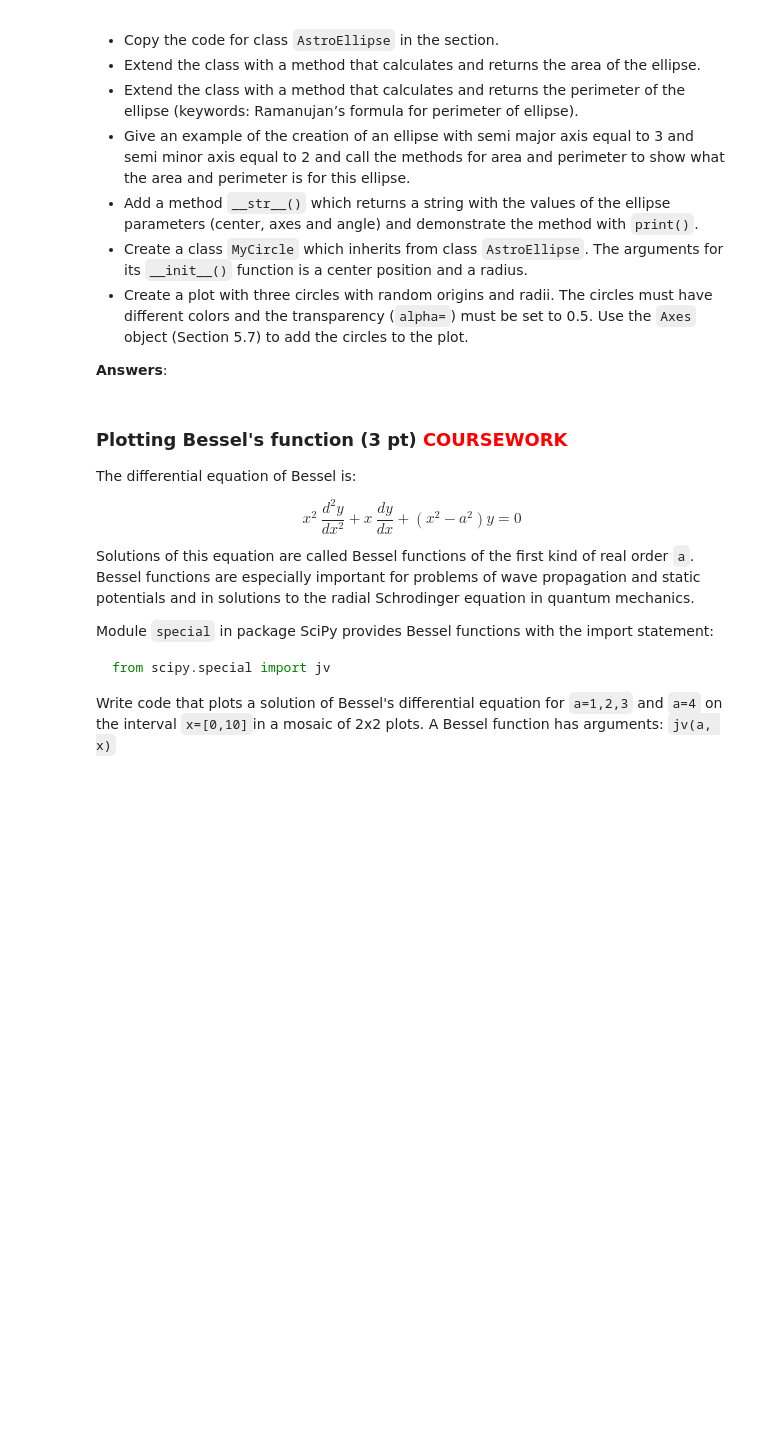
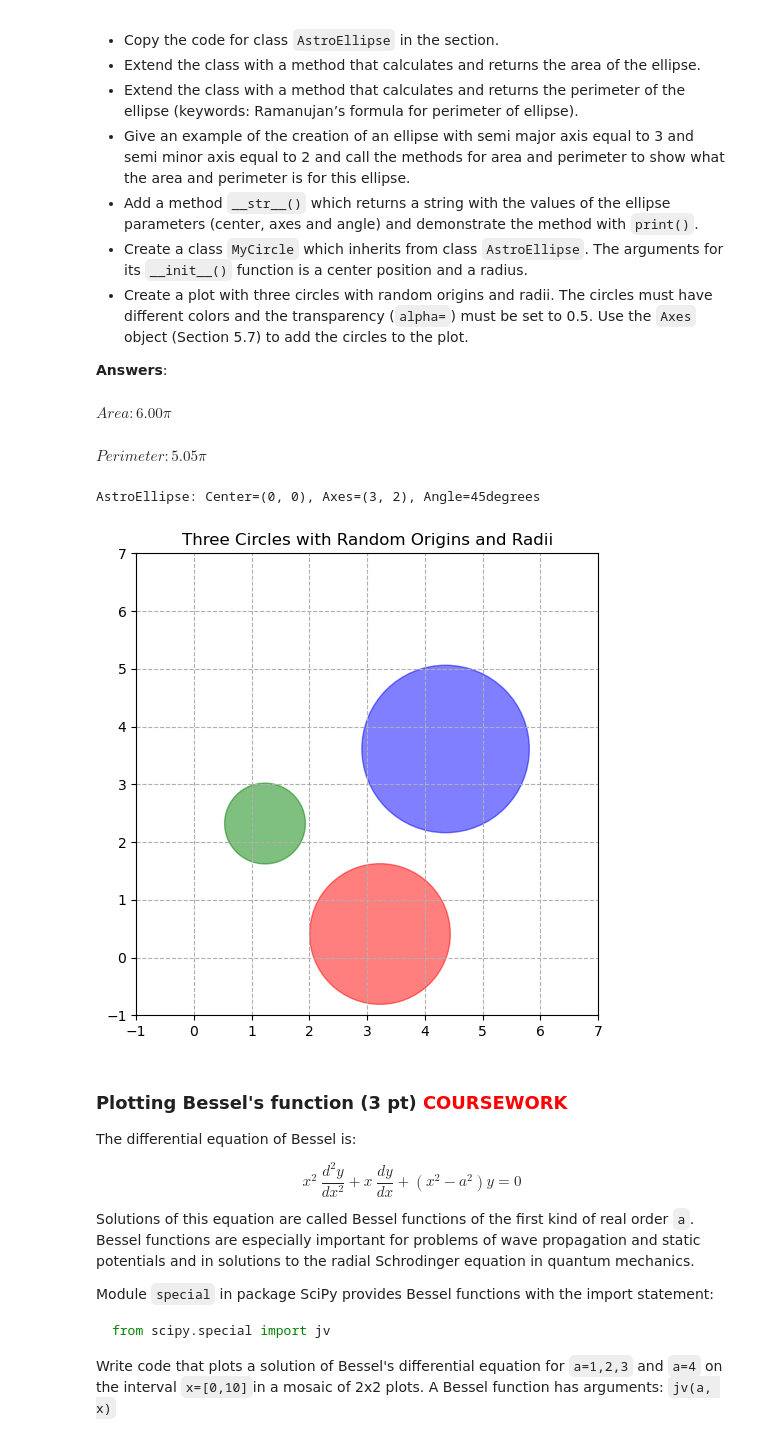
Before and after one commit to Deurmatannoniem1234/PROGNUM-repo, a Jupyter notebook: Task5/s6325084_coursework5.ipynb, the cells around one changed output. Cells and saved outputs as stored; diff of their text form; code cells hidden in the pictures; blank space fills up the shorter version.

```diff
--- a/Task5/s6325084_coursework5.ipynb
+++ b/Task5/s6325084_coursework5.ipynb
@@ -117,6 +120,81 @@ currentpoints += 0.0
 * Create a plot with three circles with random origins and radii. The circles must have different colors and the  transparency (``alpha=``) must be set to 0.5. Use the ``Axes`` object (Section 5.7) to add the circles to the plot.
 
 **Answers**:
+# %%
+from matplotlib.patches import Ellipse
+from IPython.display import display, Math
+import numpy as np
+
+class AstroEllipse(Ellipse):
+    def __init__(self, xc, yc, semi_major, semi_minor, position_angle, **args):
+        # We use the (sort of) astronomical angle where 'angle' defines)
+        # the position angle of the major axis of a ring projected onto the sky
+        # (i.e. an ellipse). This is an angle taken in anti-clockwise direction between
+        # the north direction on the sky and the major axis of the receding half of the
+        # galaxy (Rots 1975, astron, astrophys 45, 43).
+        # Here we assume (!) north is in the positive Y direction.
+        # If not, you need to correct the angle for the rotation of the image.
+        # Parameter 'position_angle' enters in degrees
+        assert(semi_major >= semi_minor)  # Prerequisite to make angle unambiguous
+
+        self.semi_major = semi_major
+        self.semi_minor = semi_minor
+        self.xc = xc
+        self.yc = yc
+        self.pa = position_angle
+
+        XY = (xc, yc)                  # MPL requires center as a tuple
+        angle_mpl = position_angle     # Angle for MatPlotLib's ellipse patch
+        height = 2.0*semi_major        # height: is along vertical axis for an unrotated ellipse
+        width  = 2.0*semi_minor        # width:  is along horizontal axis for an unrotated ellipse
+        super().__init__(XY, width, height, angle=angle_mpl, **args)
+
+    def area(self):
+        return(np.pi*self.semi_major*self.semi_minor)
+    def perim(self):
+        h = (self.semi_major-self.semi_minor)**2/(self.semi_major+self.semi_minor)**2
+        perim = np.pi*(self.semi_major+self.semi_minor)*(1+3*h/(10+np.sqrt(4-3*h)))
+        return perim
+    def __str__(self):
+        """Returns a string with the values of the ellipse parameters."""
+        return (f"AstroEllipse: Center=({self.xc}, {self.yc}), "
+                f"Axes=({self.semi_major}, {self.semi_minor}), "
+                f"Angle={self.pa}degrees")
+
+my_ellipse = AstroEllipse(xc=0, yc=0, semi_major=3, semi_minor=2, position_angle=45)
+display(Math(rf"Area: {my_ellipse.area()/np.pi:.2f} \pi"))
+display(Math(rf"Perimeter: {my_ellipse.perim()/np.pi:.2f} \pi"))
+
+print(my_ellipse)
+
+class MyCircle(AstroEllipse):
+    def __init__(self, xc, yc, radius, **args):
+        super().__init__(xc, yc, radius, radius, 0, **args)
+
+
+fig, ax = plt.subplots(figsize=(6, 6))
+
+colors = ['red', 'blue', 'green']
+for i in range(3):
+    r_radius = np.random.uniform(0.5, 2.0)
+    r_x = np.random.uniform(0, 5)
+    r_y = np.random.uniform(0, 5)
+
+    circle = MyCircle(r_x, r_y, r_radius, color=colors[i], alpha=0.5)
+    ax.add_patch(circle)
+
+# adjust plot limits to see the circles
+ax.set_xlim(-1, 7)
+ax.set_ylim(-1, 7)
+ax.set_aspect('equal')
+plt.title("Three Circles with Random Origins and Radii")
+plt.grid(True, linestyle='--')
+plt.show()
+# %% [output]
+$\displaystyle Area: 6.00 \pi$
+$\displaystyle Perimeter: 5.05 \pi$
+AstroEllipse: Center=(0, 0), Axes=(3, 2), Angle=45degrees
+[figure, added]
 # %%
 # Leave unaltered
 totalpoints += 6
```
Also changed, not shown: parts of 6 cells of this notebook, 3 other files.
